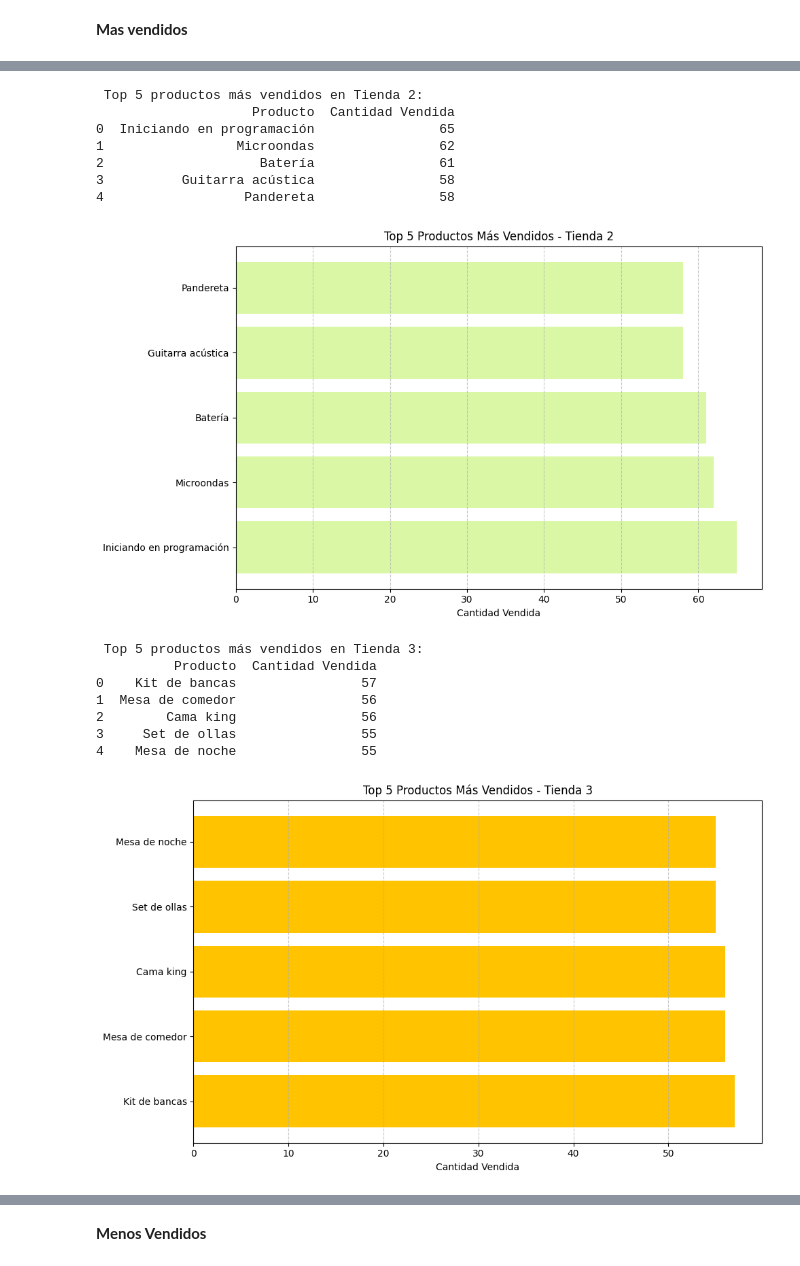
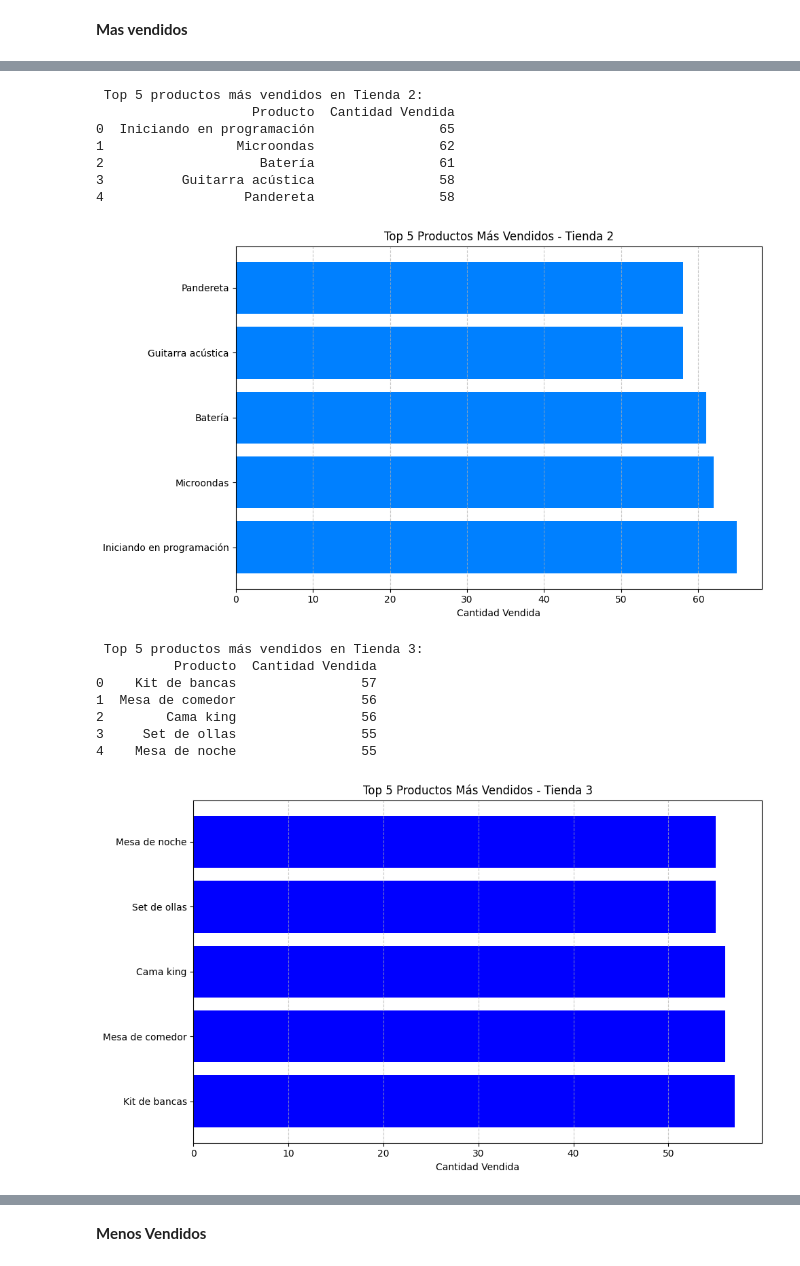
Before and after one commit to CarolinaG2024/Allura-Store_Challenge, a Jupyter notebook: challenge1-data-science-latam-main/AluraStoreLatam.ipynb, the cells around one changed output, grey strips where cells are left out. Cells and saved outputs as stored; diff of their text form; code cells hidden in the pictures.

```diff
--- a/challenge1-data-science-latam-main/AluraStoreLatam.ipynb
+++ b/challenge1-data-science-latam-main/AluraStoreLatam.ipynb
@@ -238,7 +238,7 @@ for nombre_tienda, url in urls_tiendas.items():
     print(top_5)
 # Gráfico de barras horizontal
 plt.figure(figsize=(10, 6))
-plt.barh(top_5['Producto'], top_5['Cantidad Vendida'], color='#DAF7A6')
+plt.barh(top_5['Producto'], top_5['Cantidad Vendida'], color='#0080FF')
 plt.xlabel('Cantidad Vendida')
 plt.title(f'Top 5 Productos Más Vendidos - {nombre_tienda}')
 plt.grid(axis='x', linestyle='--', alpha=0.7)
@@ -252,7 +252,7 @@ plt.show()
 2                    Batería                61
 3          Guitarra acústica                58
 4                  Pandereta                58
-[figure, old version]
+[figure, new version]
 # %%
 # Diccionario con nombres de tiendas y sus URLs
 urls_tiendas = {'Tienda 3': url3}
@@ -261,35 +261,35 @@ urls_tiendas = {'Tienda 3': url3}
 for nombre_tienda, url in urls_tiendas.items():
     # Leer los datos
     df = pd.read_csv(url)
 
     # Contar cantidad de veces que aparece cada producto
     top_5 = (
         df['Producto'].value_counts()
         .head(5)
         .reset_index()
     )
     top_5.columns = ['Producto', 'Cantidad Vendida']
 
     # Mostrar tabla
     print(f"\n Top 5 productos más vendidos en {nombre_tienda}:")
     print(top_5)
 # Gráfico de barras horizontal
 plt.figure(figsize=(10, 6))
-plt.barh(top_5['Producto'], top_5['Cantidad Vendida'], color='#FFC300')
+plt.barh(top_5['Producto'], top_5['Cantidad Vendida'], color='#0000FF')
 plt.xlabel('Cantidad Vendida')
 plt.title(f'Top 5 Productos Más Vendidos - {nombre_tienda}')
 plt.grid(axis='x', linestyle='--', alpha=0.7)
 plt.tight_layout()
 plt.show()
 # %% [output]
  Top 5 productos más vendidos en Tienda 3:
           Producto  Cantidad Vendida
 0    Kit de bancas                57
 1  Mesa de comedor                56
 2        Cama king                56
 3     Set de ollas                55
 4    Mesa de noche                55
-[figure, old version]
+[figure, new version]
 # %%
 # Diccionario con nombres de tiendas y sus URLs
 urls_tiendas = {'Tienda 4': url4}
```
Also changed, not shown: parts of 11 cells of this notebook.
